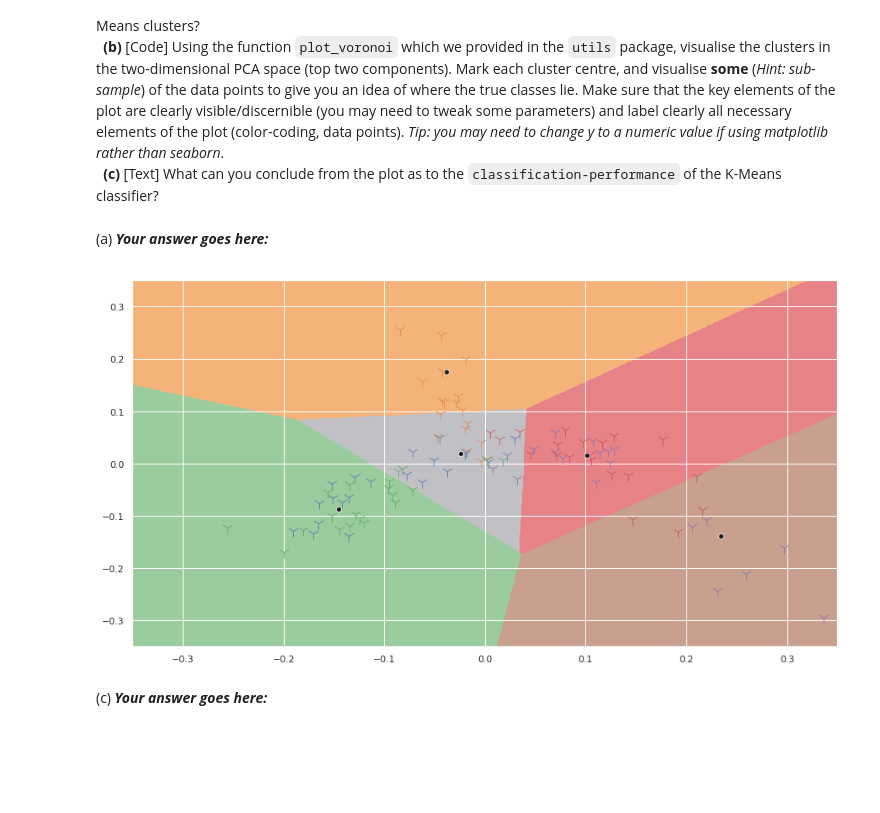
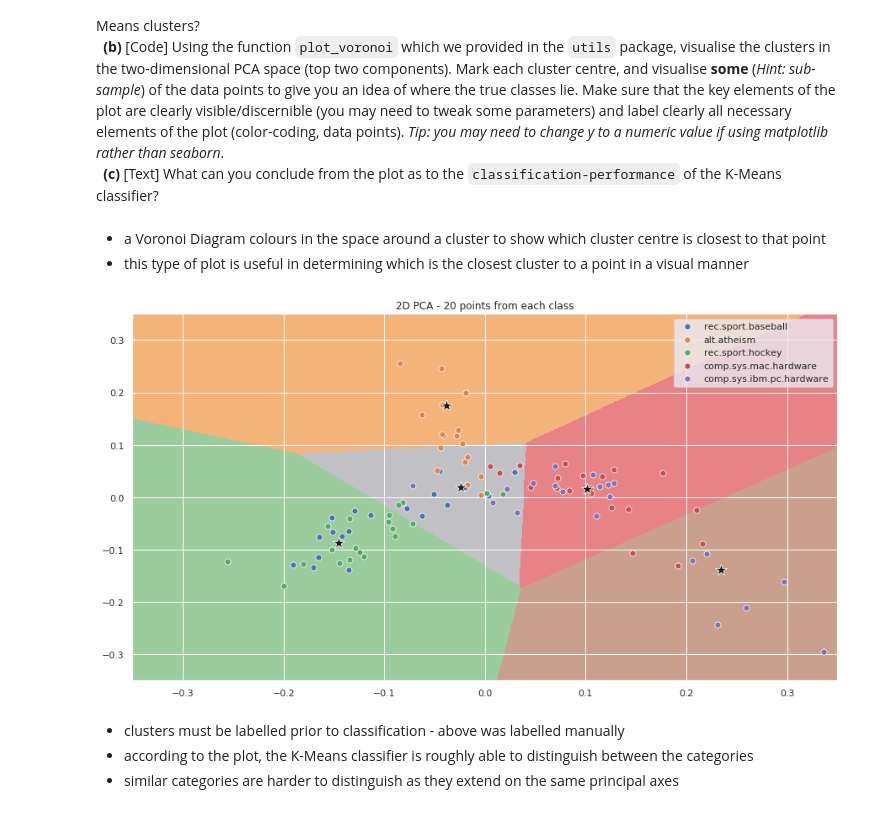
Before and after one commit to JMaio/iaml2018, a Jupyter notebook: Assignments/04_A_KMeans.ipynb, the cells around one changed output. Drawn from its saved outputs; the diff is of its cells as text; code cells hidden in the pictures; blank space fills up the shorter version.

```diff
--- a/Assignments/04_A_KMeans.ipynb
+++ b/Assignments/04_A_KMeans.ipynb
@@ -362,39 +365,47 @@ Another benefit of Dimensionality Reduction is that it allows us to visualise th
 &nbsp;&nbsp;**(a)** [Text] By explaining what a Voronoi Diagram is, indicate why it is useful in visualising the extent (in space) of K-Means clusters?<br>
 &nbsp;&nbsp;**(b)** [Code] Using the function `plot_voronoi` which we provided in the `utils` package, visualise the clusters in the two-dimensional PCA space (top two components). Mark each cluster centre, and visualise **some** (*Hint: sub-sample*) of the data points to give you an idea of where the true classes lie. Make sure that the key elements of the plot are clearly visible/discernible (you may need to tweak some parameters) and label clearly all necessary elements of the plot (color-coding, data points). *Tip: you may need to change y to a numeric value if using matplotlib rather than seaborn*.<br>
 &nbsp;&nbsp;**(c)** [Text] What can you conclude from the plot as to the `classification-performance` of the K-Means classifier?
-# %% [markdown]
-(a) ***Your answer goes here:***
+# %% [markdown]
+- a Voronoi Diagram colours in the space around a cluster to show which cluster centre is closest to that point
+- this type of plot is useful in determining which is the closest cluster to a point in a visual manner
 # %%
 from utils.plotter import plot_voronoi
 pca_2d = PCA(n_components=2, random_state=1000).fit_transform(X)
 km_2d = KMeans(n_clusters=5, random_state=1000).fit(pca_2d)
 range_ = (-0.35, 0.35,
           -0.35, 0.35)
 plot_voronoi(km_opt, range_, sampling=1000)
 
 cats_ordered = [
     'rec.sport.baseball',
     'alt.atheism',
     'rec.sport.hockey',
     'comp.sys.mac.hardware',
     'comp.sys.ibm.pc.hardware',
 ]
 
+# take first 20 points for each class
 subset = [sel[:20] for sel in [pca_2d[y==cat] for cat in cats_ordered]]
 # display(subset)
 for samples in subset:
     sns.scatterplot(samples[:,0],
                     samples[:,1],
-                    marker='1',
+                    marker='.',
                     s=200)
 
 # cluster centres in black
 sns.scatterplot(km_2d.cluster_centers_[:,0],
-                km_2d.cluster_centers_[:,1], color='k')
+                km_2d.cluster_centers_[:,1],
+                marker='*',
+                color='k',
+                s=200)
 
-
+plt.legend(cats_ordered)
+plt.title("2D PCA - 20 points from each class")
 plt.show()
 # %% [output]
-[figure, old version]
+[figure, new version]
-# %% [markdown]
-(c) ***Your answer goes here:***
+# %% [markdown]
+- clusters must be labelled prior to classification - above was labelled manually
+- according to the plot, the K-Means classifier is roughly able to distinguish between the categories
+- similar categories are harder to distinguish as they extend on the same principal axes
```
Also changed, not shown: parts of 7 cells of this notebook, 1 other file.
